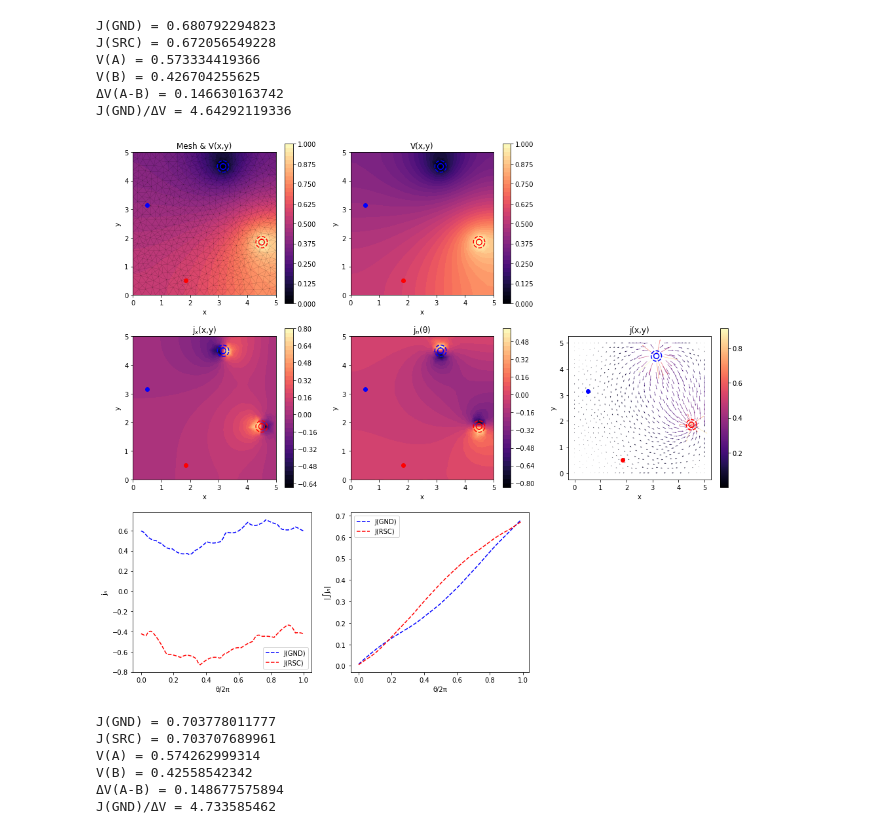
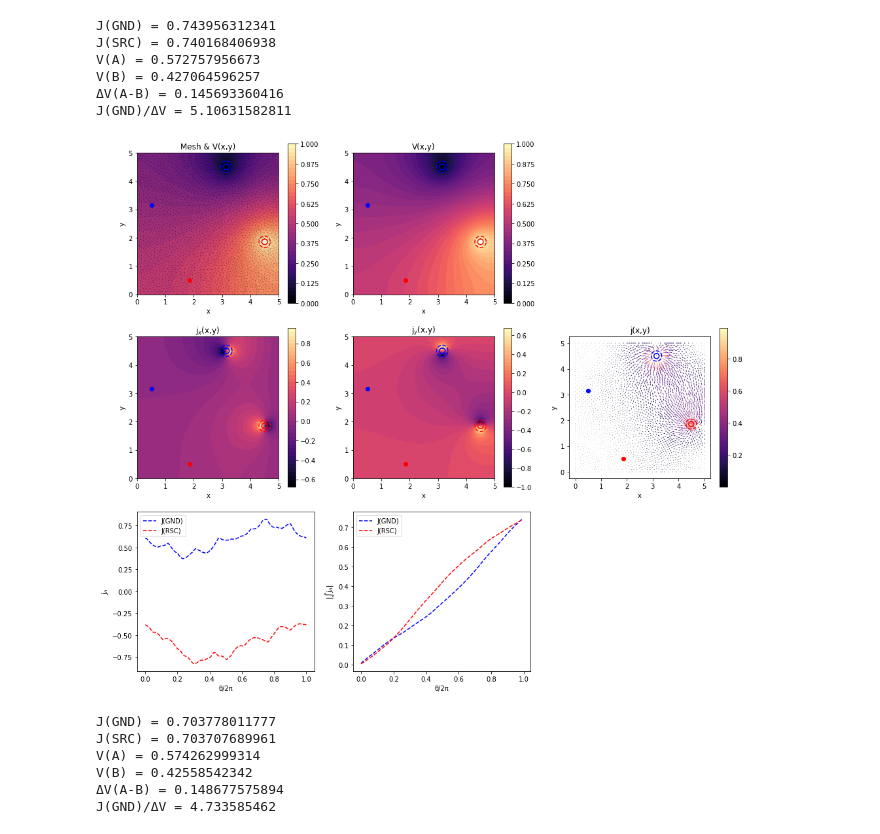
Before and after one commit to emikheev/Poisson-solvers, a Jupyter notebook: Clock solver v1.ipynb, the cells around one changed output. Saved outputs shown, nothing was run; the diff lists cells and outputs as text; code cells hidden in the pictures.

```diff
--- a/Clock solver v1.ipynb
+++ b/Clock solver v1.ipynb
@@ -95,7 +95,7 @@ def run_solver(meshsize,R,r,Npads,iiGND,iiSRC,iiVa,iiVb):
 
     plt.subplot(3,3,5);jy=project(V.dx(1))
     p=plot(jy,cmap='magma');plt.colorbar(p);
-    plt.title('j$_n$(θ)');plt.xlabel('x');plt.ylabel('y')
+    plt.title('j$_y$(x,y)');plt.xlabel('x');plt.ylabel('y')
     plt.plot(xGND[0,:],xGND[1,:],'b--');plt.plot(padGND[0]+r*np.sin(θ),padGND[1]+r*np.cos(θ),'b-')
     plt.plot(xSRC[0,:],xSRC[1,:],'r--');plt.plot(padSRC[0]+r*np.sin(θ),padSRC[1]+r*np.cos(θ),'r-')
     plt.plot(padA[0],padA[1],'ro');plt.plot(padB[0],padB[1],'bo');
@@ -131,15 +131,15 @@ def run_solver(meshsize,R,r,Npads,iiGND,iiSRC,iiVa,iiVb):
     print('ΔV(A-B) = '+str(ΔV))
     print('J(GND)/ΔV = '+str(IntJnGND/ΔV))
 # %%
-run_solver(20,2.1,0.1,20,1,6,11,16) #args:meshsize,R,r,Npads,iiGND,iiSRC,iiVa,iiVb
+run_solver(40,2.1,0.1,20,1,6,11,16) #args:meshsize,R,r,Npads,iiGND,iiSRC,iiVa,iiVb
 # %% [output]
-J(GND) = 0.680792294823
-J(SRC) = 0.672056549228
-V(A) = 0.573334419366
-V(B) = 0.426704255625
-ΔV(A-B) = 0.146630163742
-J(GND)/ΔV = 4.64292119336
+J(GND) = 0.743956312341
+J(SRC) = 0.740168406938
+V(A) = 0.572757956673
+V(B) = 0.427064596257
+ΔV(A-B) = 0.145693360416
+J(GND)/ΔV = 5.10631582811
-[figure, old version]
+[figure, new version]
 # %%
 run_solver(200,2.1,0.1,20,1,6,11,16) #args:meshsize,R,r,Npads,iiGND,iiSRC,iiVa,iiVb
 # %% [output]
```
